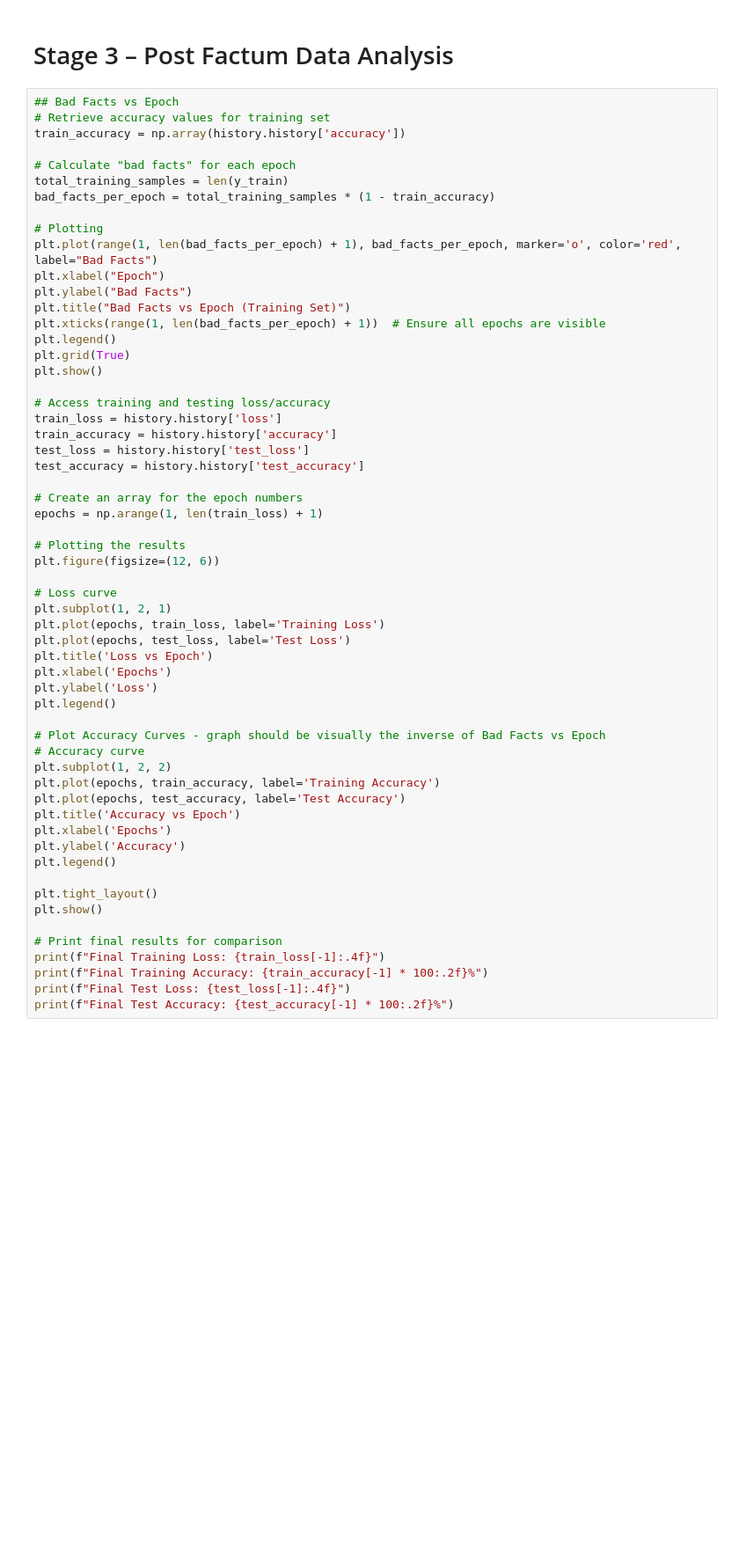
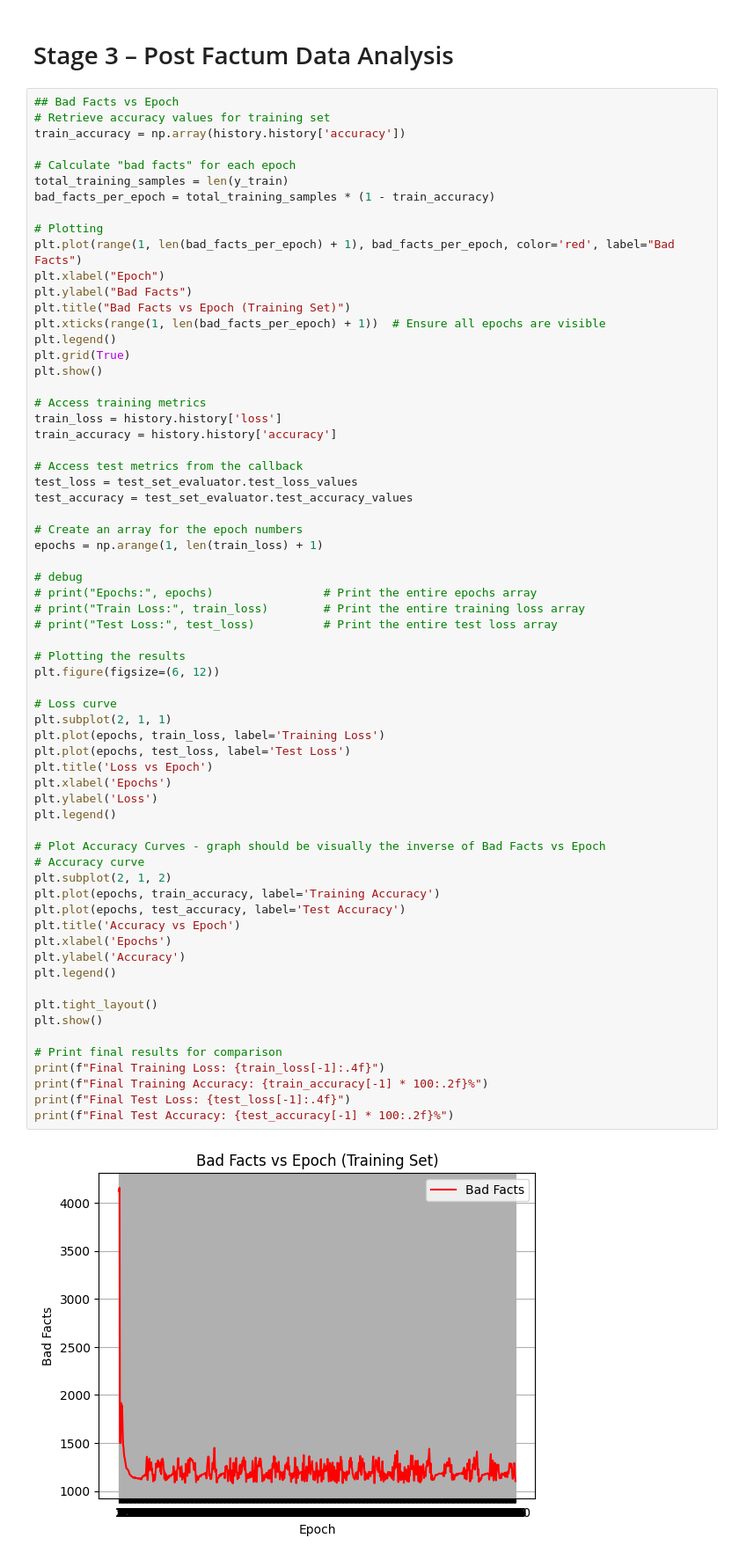
Before and after one commit to LucaGatt22/DataAnalytics_AI_Tensorflow_Keras, a Jupyter notebook: DataAnalyticsAI_Tensorflow_Keras.ipynb, the cells around one changed output. Shown at 88% size. Saved outputs shown, nothing was run; the diff lists cells and outputs as text; blank space fills up the shorter version.

```diff
--- a/DataAnalyticsAI_Tensorflow_Keras.ipynb
+++ b/DataAnalyticsAI_Tensorflow_Keras.ipynb
@@ -873,7 +1002,7 @@ total_training_samples = len(y_train)
 bad_facts_per_epoch = total_training_samples * (1 - train_accuracy)
 
 # Plotting
-plt.plot(range(1, len(bad_facts_per_epoch) + 1), bad_facts_per_epoch, marker='o', color='red', label="Bad Facts")
+plt.plot(range(1, len(bad_facts_per_epoch) + 1), bad_facts_per_epoch, color='red', label="Bad Facts")
 plt.xlabel("Epoch")
 plt.ylabel("Bad Facts")
 plt.title("Bad Facts vs Epoch (Training Set)")
@@ -882,43 +1011,51 @@ plt.legend()
 plt.grid(True)
 plt.show()
 
-# Access training and testing loss/accuracy
+# Access training metrics
 train_loss = history.history['loss']
 train_accuracy = history.history['accuracy']
-test_loss = history.history['test_loss']
-test_accuracy = history.history['test_accuracy']
+
+# Access test metrics from the callback
+test_loss = test_set_evaluator.test_loss_values
+test_accuracy = test_set_evaluator.test_accuracy_values
 
 # Create an array for the epoch numbers
 epochs = np.arange(1, len(train_loss) + 1)
 
+# debug
+# print("Epochs:", epochs)                # Print the entire epochs array
+# print("Train Loss:", train_loss)        # Print the entire training loss array
+# print("Test Loss:", test_loss)          # Print the entire test loss array
+
 # Plotting the results
-plt.figure(figsize=(12, 6))
+plt.figure(figsize=(6, 12))
 
 # Loss curve
-plt.subplot(1, 2, 1)
+plt.subplot(2, 1, 1)
 plt.plot(epochs, train_loss, label='Training Loss')
 plt.plot(epochs, test_loss, label='Test Loss')
 plt.title('Loss vs Epoch')
 plt.xlabel('Epochs')
 plt.ylabel('Loss')
 plt.legend()
 
 # Plot Accuracy Curves - graph should be visually the inverse of Bad Facts vs Epoch
 # Accuracy curve
-plt.subplot(1, 2, 2)
+plt.subplot(2, 1, 2)
 plt.plot(epochs, train_accuracy, label='Training Accuracy')
 plt.plot(epochs, test_accuracy, label='Test Accuracy')
 plt.title('Accuracy vs Epoch')
 plt.xlabel('Epochs')
 plt.ylabel('Accuracy')
 plt.legend()
 
 plt.tight_layout()
 plt.show()
 
 # Print final results for comparison
 print(f"Final Training Loss: {train_loss[-1]:.4f}")
 print(f"Final Training Accuracy: {train_accuracy[-1] * 100:.2f}%")
 print(f"Final Test Loss: {test_loss[-1]:.4f}")
 print(f"Final Test Accuracy: {test_accuracy[-1] * 100:.2f}%")
 # %% [output]
+[figure, added]
```
Also changed, not shown: parts of 16 cells of this notebook, 3 other files.
